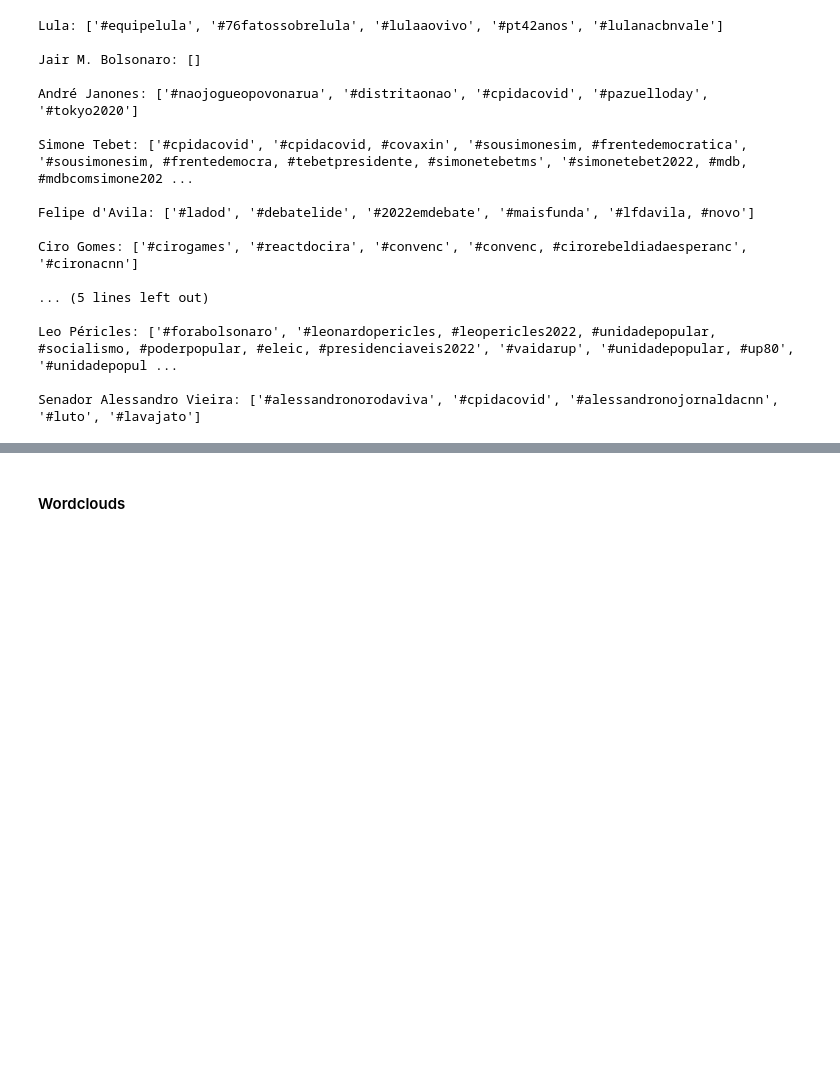
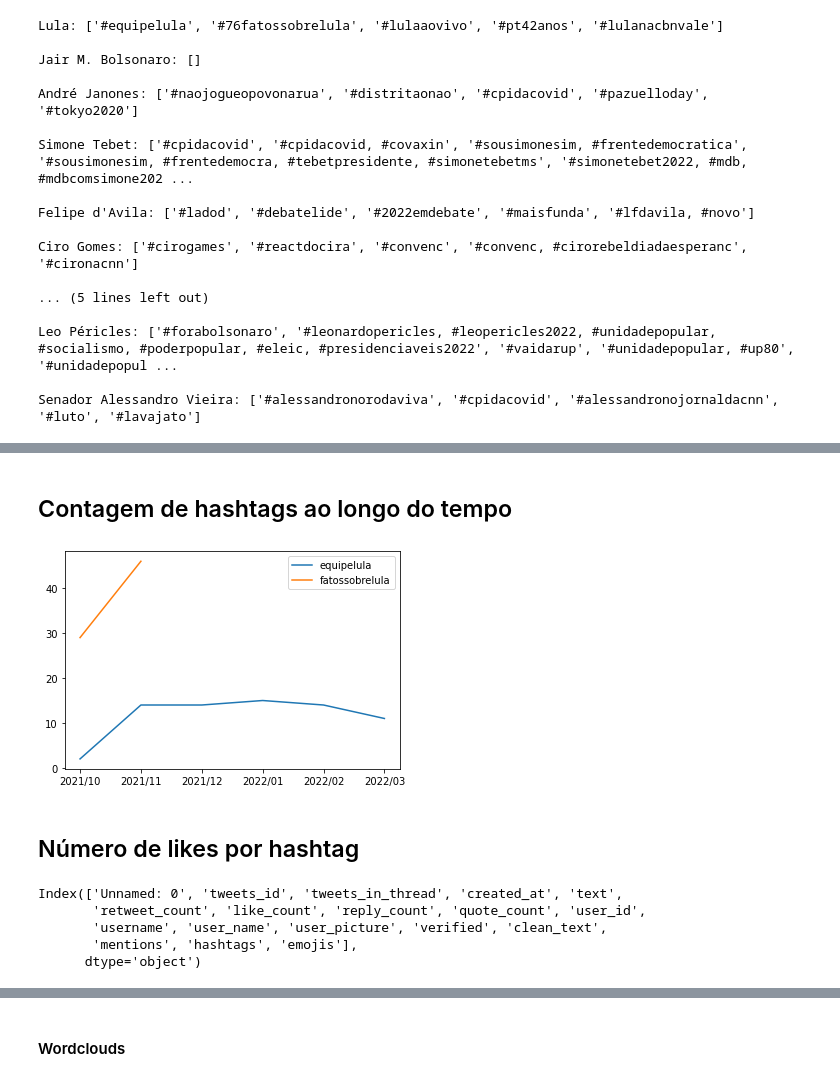
Before and after one commit to gustavo-azevedo/presid, a Jupyter notebook: an.ipynb, the cells around one changed output, grey strips where cells are left out. Cells and saved outputs as stored; diff of their text form; code cells hidden in the pictures; blank space fills up the shorter version.

```diff
--- a/an.ipynb
+++ b/an.ipynb
@@ -104,5 +65,0 @@ plt.show()
-# %%
-ret = poli.groupby(['username'])['like_count'].mean().reset_index()
-fig, ax = plt.subplots()
-ax.barh(ret['username'], ret['like_count'])
-plt.show()
@@ -113,5 +65,0 @@ plt.show()
-# %%
-ret = poli.groupby(['username'])['reply_count'].mean().reset_index()
-fig, ax = plt.subplots()
-ax.barh(ret['username'], ret['reply_count'])
-plt.show()
@@ -122,5 +65,0 @@ plt.show()
-# %%
-ret = poli.groupby(['username'])['quote_count'].mean().reset_index()
-fig, ax = plt.subplots()
-ax.barh(ret['username'], ret['quote_count'])
-plt.show()
@@ -131,5 +65,0 @@ plt.show()
-# %%
-ret = poli.groupby(['username'])['tweets_in_thread'].mean().reset_index()
-fig, ax = plt.subplots()
-ax.barh(ret['username'], ret['tweets_in_thread'])
-plt.show()
@@ -342,0 +274,2 @@ Senador Alessandro Vieira: ['#alessandronorodaviva', '#cpidacovid', '#alessandro
+# %% [markdown]
+## Contagem de hashtags ao longo do tempo
@@ -342,0 +321,14 @@ Senador Alessandro Vieira: ['#alessandronorodaviva', '#cpidacovid', '#alessandro
+# %%
+hashtag_pattern(poli, ['equipelula', 'fatossobrelula'], granularidade='m')
+# %% [output]
+[figure, added]
+# %% [markdown]
+## Número de likes por hashtag
+# %%
+poli.columns
+# %% [output]
+Index(['Unnamed: 0', 'tweets_id', 'tweets_in_thread', 'created_at', 'text',
+       'retweet_count', 'like_count', 'reply_count', 'quote_count', 'user_id',
+       'username', 'user_name', 'user_picture', 'verified', 'clean_text',
+       'mentions', 'hashtags', 'emojis'],
+      dtype='object')
```
Also changed, not shown: parts of 32 cells of this notebook.
